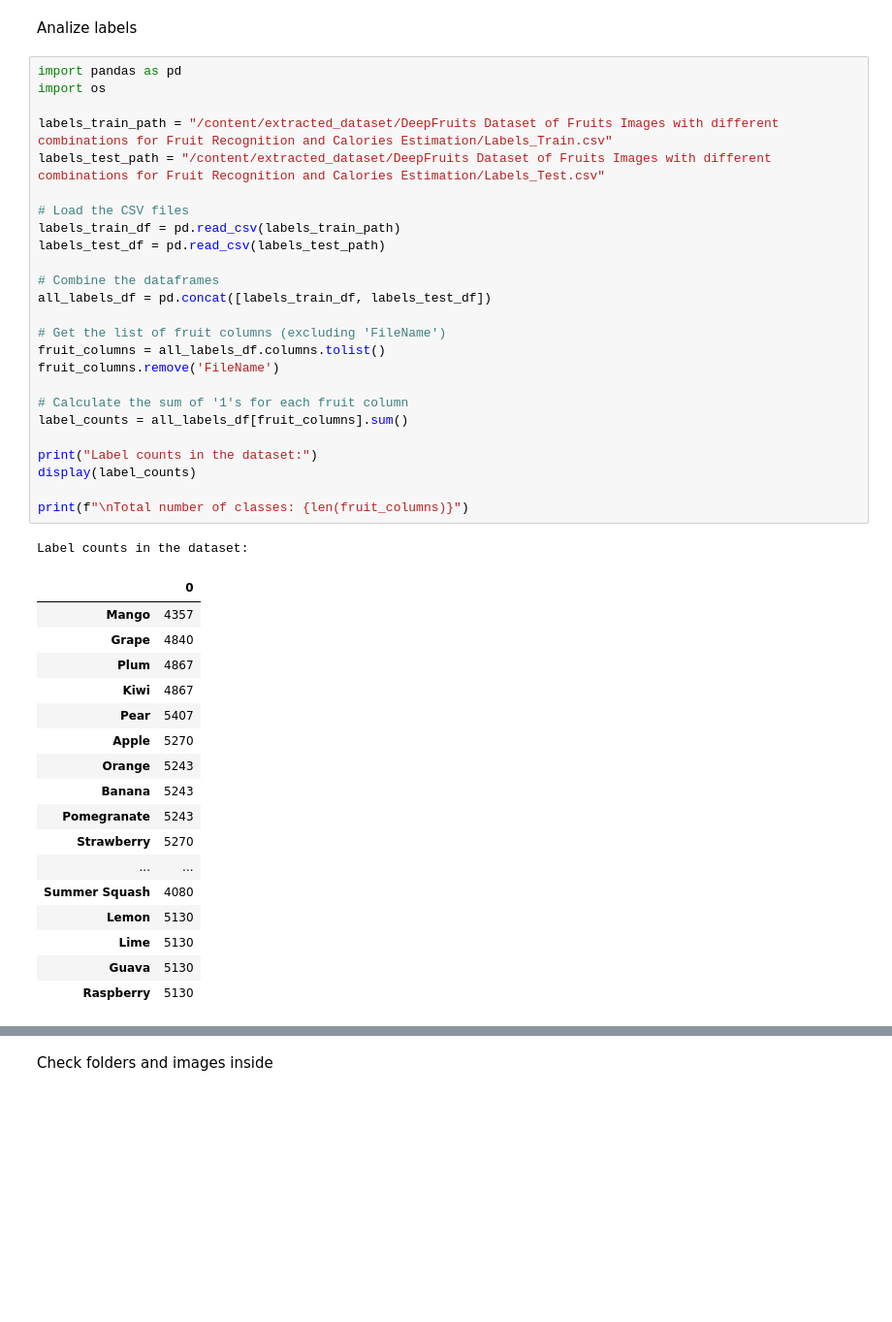
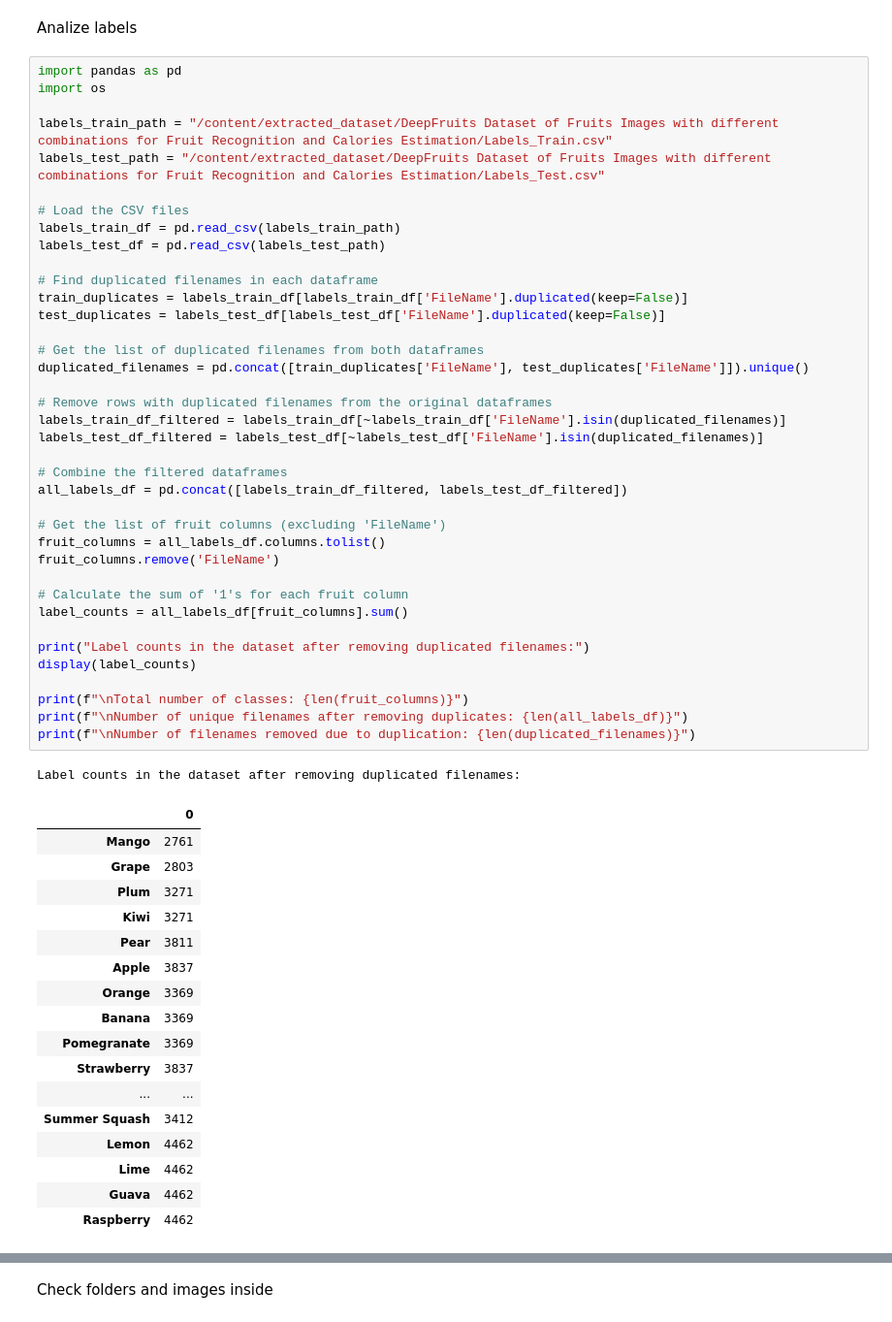
Before and after one commit to Cado87/Fruit-classification, a Jupyter notebook: Fruit_classifier_dataset_DeepFruit.ipynb, the cells around one changed output, grey strips where cells are left out. Shown at 97% size. Drawn from its saved outputs; the diff is of its cells as text; blank space fills up the shorter version.

Commit message:
Detected and removed duplicated labels. Pending to remove corresponding images in training

```diff
--- a/Fruit_classifier_dataset_DeepFruit.ipynb
+++ b/Fruit_classifier_dataset_DeepFruit.ipynb
@@ -39,46 +39,59 @@ Analize labels
 # %%
 import pandas as pd
 import os
 
 labels_train_path = "/content/extracted_dataset/DeepFruits Dataset of Fruits Images with different combinations for Fruit Recognition and Calories Estimation/Labels_Train.csv"
 labels_test_path = "/content/extracted_dataset/DeepFruits Dataset of Fruits Images with different combinations for Fruit Recognition and Calories Estimation/Labels_Test.csv"
 
 # Load the CSV files
 labels_train_df = pd.read_csv(labels_train_path)
 labels_test_df = pd.read_csv(labels_test_path)
 
-# Combine the dataframes
-all_labels_df = pd.concat([labels_train_df, labels_test_df])
+# Find duplicated filenames in each dataframe
+train_duplicates = labels_train_df[labels_train_df['FileName'].duplicated(keep=False)]
+test_duplicates = labels_test_df[labels_test_df['FileName'].duplicated(keep=False)]
+
+# Get the list of duplicated filenames from both dataframes
+duplicated_filenames = pd.concat([train_duplicates['FileName'], test_duplicates['FileName']]).unique()
+
+# Remove rows with duplicated filenames from the original dataframes
+labels_train_df_filtered = labels_train_df[~labels_train_df['FileName'].isin(duplicated_filenames)]
+labels_test_df_filtered = labels_test_df[~labels_test_df['FileName'].isin(duplicated_filenames)]
+
+# Combine the filtered dataframes
+all_labels_df = pd.concat([labels_train_df_filtered, labels_test_df_filtered])
 
 # Get the list of fruit columns (excluding 'FileName')
 fruit_columns = all_labels_df.columns.tolist()
 fruit_columns.remove('FileName')
 
 # Calculate the sum of '1's for each fruit column
 label_counts = all_labels_df[fruit_columns].sum()
 
-print("Label counts in the dataset:")
+print("Label counts in the dataset after removing duplicated filenames:")
 display(label_counts)
 
 print(f"\nTotal number of classes: {len(fruit_columns)}")
+print(f"\nNumber of unique filenames after removing duplicates: {len(all_labels_df)}")
+print(f"\nNumber of filenames removed due to duplication: {len(duplicated_filenames)}")
 # %% [output]
-Label counts in the dataset:
+Label counts in the dataset after removing duplicated filenames:
 |  | 0 |
-| Mango | 4357 |
-| Grape | 4840 |
-| Plum | 4867 |
-| Kiwi | 4867 |
-| Pear | 5407 |
-| Apple | 5270 |
-| Orange | 5243 |
-| Banana | 5243 |
-| Pomegranate | 5243 |
-| Strawberry | 5270 |
+| Mango | 2761 |
+| Grape | 2803 |
+| Plum | 3271 |
+| Kiwi | 3271 |
+| Pear | 3811 |
+| Apple | 3837 |
+| Orange | 3369 |
+| Banana | 3369 |
+| Pomegranate | 3369 |
+| Strawberry | 3837 |
 | ... | ... |
-| Summer Squash | 4080 |
-| Lemon | 5130 |
-| Lime | 5130 |
-| Guava | 5130 |
-| Raspberry | 5130 |
+| Summer Squash | 3412 |
+| Lemon | 4462 |
+| Lime | 4462 |
+| Guava | 4462 |
+| Raspberry | 4462 |
 dtype: int64
 Total number of classes: 20
```
Also changed, not shown: parts of 9 cells of this notebook.
